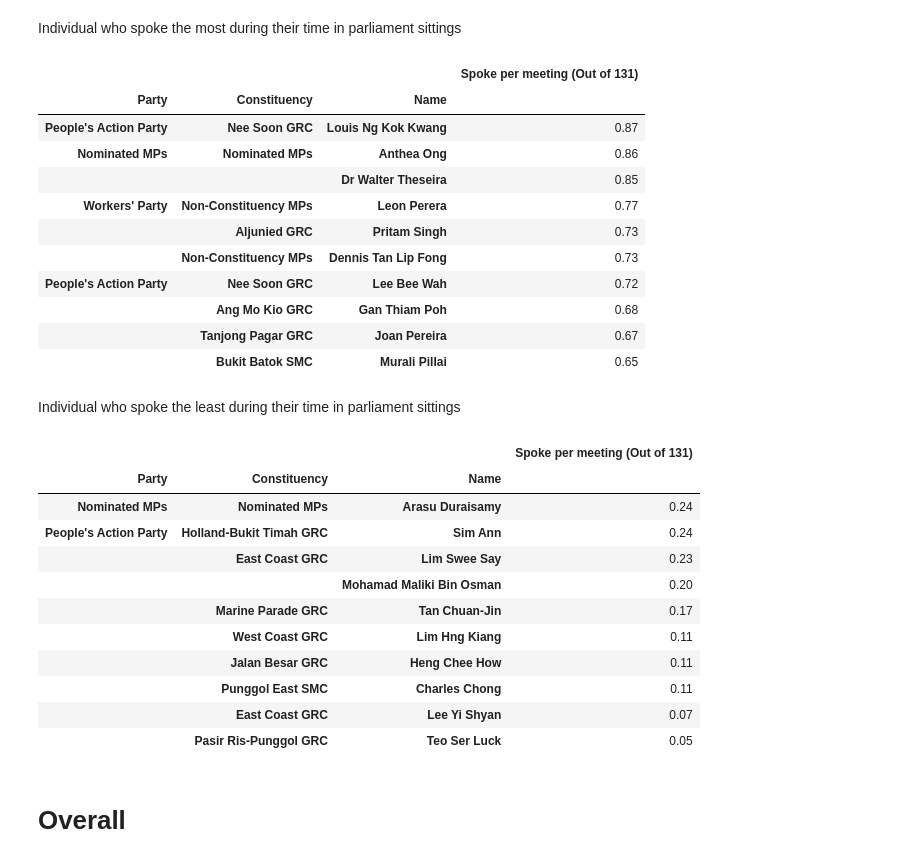
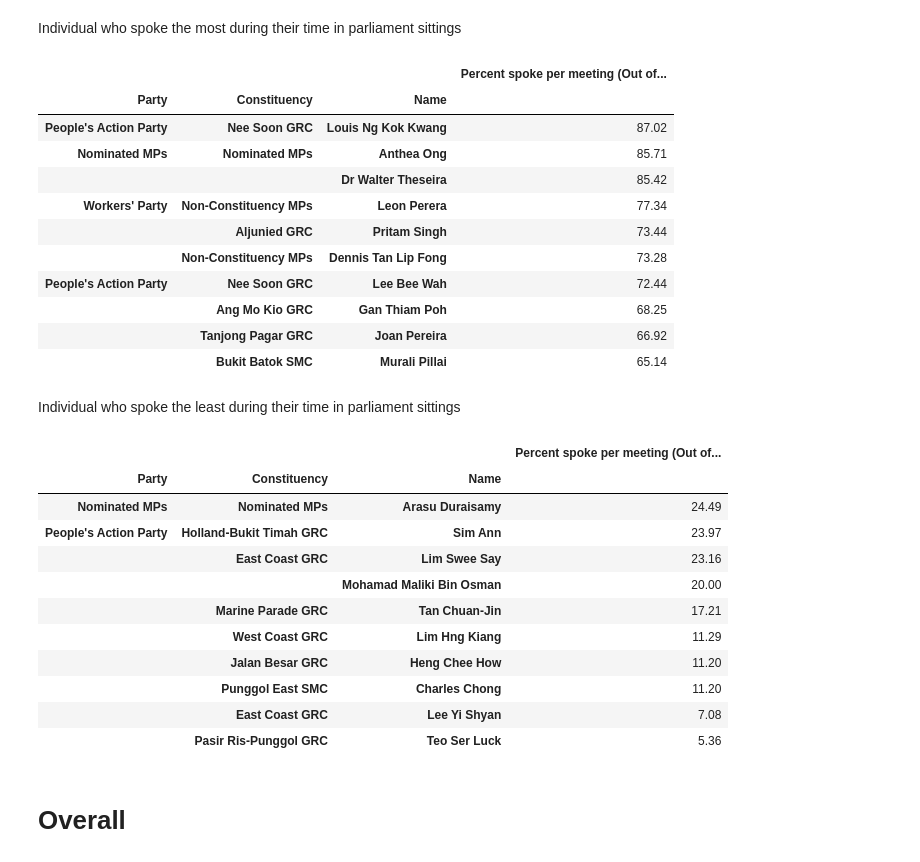
Before and after one commit to lingjie00/exploring_Sg_MP_attendance_and_speaking_count, a Jupyter notebook: A more detailed exploration of MPs' attendance and speaking count.ipynb, the cells around one changed output. Drawn from its saved outputs; the diff is of its cells as text; code cells hidden in the pictures.

```diff
--- a/A more detailed exploration of MPs' attendance and speaking count.ipynb
+++ b/A more detailed exploration of MPs' attendance and speaking count.ipynb
@@ -514,8 +514,8 @@ attendance_speaking = pd.merge(
     speaking[['Name', 'Number of Sittings Spoken (Out of 131)']],
     on='Name')
 # %%
-attendance_speaking['Spoke per meeting (Out of 131)'] = (attendance_speaking['Number of Sittings Spoken (Out of 131)']) /\
-                                        (attendance_speaking['Number of Sittings Attended (Out of 132)']-1)\
+attendance_speaking['Percent spoke per meeting (Out of 131)'] = ((attendance_speaking['Number of Sittings Spoken (Out of 131)']) /\
+                                        (attendance_speaking['Number of Sittings Attended (Out of 132)']-1)*100)\
                                         .round(2)
 # %%
 attendance_speaking = attendance_speaking.drop([
@@ -604,41 +604,41 @@ plt.legend(fontsize='small')
 # %% [markdown]
 Individual who spoke the most during their time in parliament sittings
 # %%
-(attendance_speaking[['Party', 'Constituency','Name','Spoke per meeting (Out of 131)']].\
-    sort_values('Spoke per meeting (Out of 131)',ascending=False).\
+(attendance_speaking[['Party', 'Constituency','Name','Percent spoke per meeting (Out of 131)']].\
+    sort_values('Percent spoke per meeting (Out of 131)',ascending=False).\
          set_index(['Party', 'Constituency','Name'])).round(2).head(10)
 # %% [output]
-|  |  |  | Spoke per meeting (Out of 131) |
+|  |  |  | Percent spoke per meeting (Out of... |
 | Party | Constituency | Name |  |
-| People's Action Party | Nee Soon GRC | Louis Ng Kok Kwang | 0.87 |
-| Nominated MPs | Nominated MPs | Anthea Ong | 0.86 |
-|  |  | Dr Walter Theseira | 0.85 |
-| Workers' Party | Non-Constituency MPs | Leon Perera | 0.77 |
-|  | Aljunied GRC | Pritam Singh | 0.73 |
-|  | Non-Constituency MPs | Dennis Tan Lip Fong | 0.73 |
-| People's Action Party | Nee Soon GRC | Lee Bee Wah | 0.72 |
-|  | Ang Mo Kio GRC | Gan Thiam Poh | 0.68 |
-|  | Tanjong Pagar GRC | Joan Pereira | 0.67 |
-|  | Bukit Batok SMC | Murali Pillai | 0.65 |
+| People's Action Party | Nee Soon GRC | Louis Ng Kok Kwang | 87.02 |
+| Nominated MPs | Nominated MPs | Anthea Ong | 85.71 |
+|  |  | Dr Walter Theseira | 85.42 |
+| Workers' Party | Non-Constituency MPs | Leon Perera | 77.34 |
+|  | Aljunied GRC | Pritam Singh | 73.44 |
+|  | Non-Constituency MPs | Dennis Tan Lip Fong | 73.28 |
+| People's Action Party | Nee Soon GRC | Lee Bee Wah | 72.44 |
+|  | Ang Mo Kio GRC | Gan Thiam Poh | 68.25 |
+|  | Tanjong Pagar GRC | Joan Pereira | 66.92 |
+|  | Bukit Batok SMC | Murali Pillai | 65.14 |
 # %% [markdown]
 Individual who spoke the least during their time in parliament sittings
 # %%
-(attendance_speaking[['Party', 'Constituency','Name','Spoke per meeting (Out of 131)']].\
-    sort_values('Spoke per meeting (Out of 131)',ascending=False).\
+(attendance_speaking[['Party', 'Constituency','Name','Percent spoke per meeting (Out of 131)']].\
+    sort_values('Percent spoke per meeting (Out of 131)',ascending=False).\
          set_index(['Party', 'Constituency','Name'])).round(2).tail(10)
 # %% [output]
-|  |  |  | Spoke per meeting (Out of 131) |
+|  |  |  | Percent spoke per meeting (Out of... |
 | Party | Constituency | Name |  |
-| Nominated MPs | Nominated MPs | Arasu Duraisamy | 0.24 |
-| People's Action Party | Holland-Bukit Timah GRC | Sim Ann | 0.24 |
-|  | East Coast GRC | Lim Swee Say | 0.23 |
-|  |  | Mohamad Maliki Bin Osman | 0.20 |
-|  | Marine Parade GRC | Tan Chuan-Jin | 0.17 |
-|  | West Coast GRC | Lim Hng Kiang | 0.11 |
-|  | Jalan Besar GRC | Heng Chee How | 0.11 |
-|  | Punggol East SMC | Charles Chong | 0.11 |
-|  | East Coast GRC | Lee Yi Shyan | 0.07 |
-|  | Pasir Ris-Punggol GRC | Teo Ser Luck | 0.05 |
+| Nominated MPs | Nominated MPs | Arasu Duraisamy | 24.49 |
+| People's Action Party | Holland-Bukit Timah GRC | Sim Ann | 23.97 |
+|  | East Coast GRC | Lim Swee Say | 23.16 |
+|  |  | Mohamad Maliki Bin Osman | 20.00 |
+|  | Marine Parade GRC | Tan Chuan-Jin | 17.21 |
+|  | West Coast GRC | Lim Hng Kiang | 11.29 |
+|  | Jalan Besar GRC | Heng Chee How | 11.20 |
+|  | Punggol East SMC | Charles Chong | 11.20 |
+|  | East Coast GRC | Lee Yi Shyan | 7.08 |
+|  | Pasir Ris-Punggol GRC | Teo Ser Luck | 5.36 |
 # %% [markdown]
 # Overall
 # %% [markdown]
```
Also changed, not shown: parts of 14 cells of this notebook, 1 other file.
